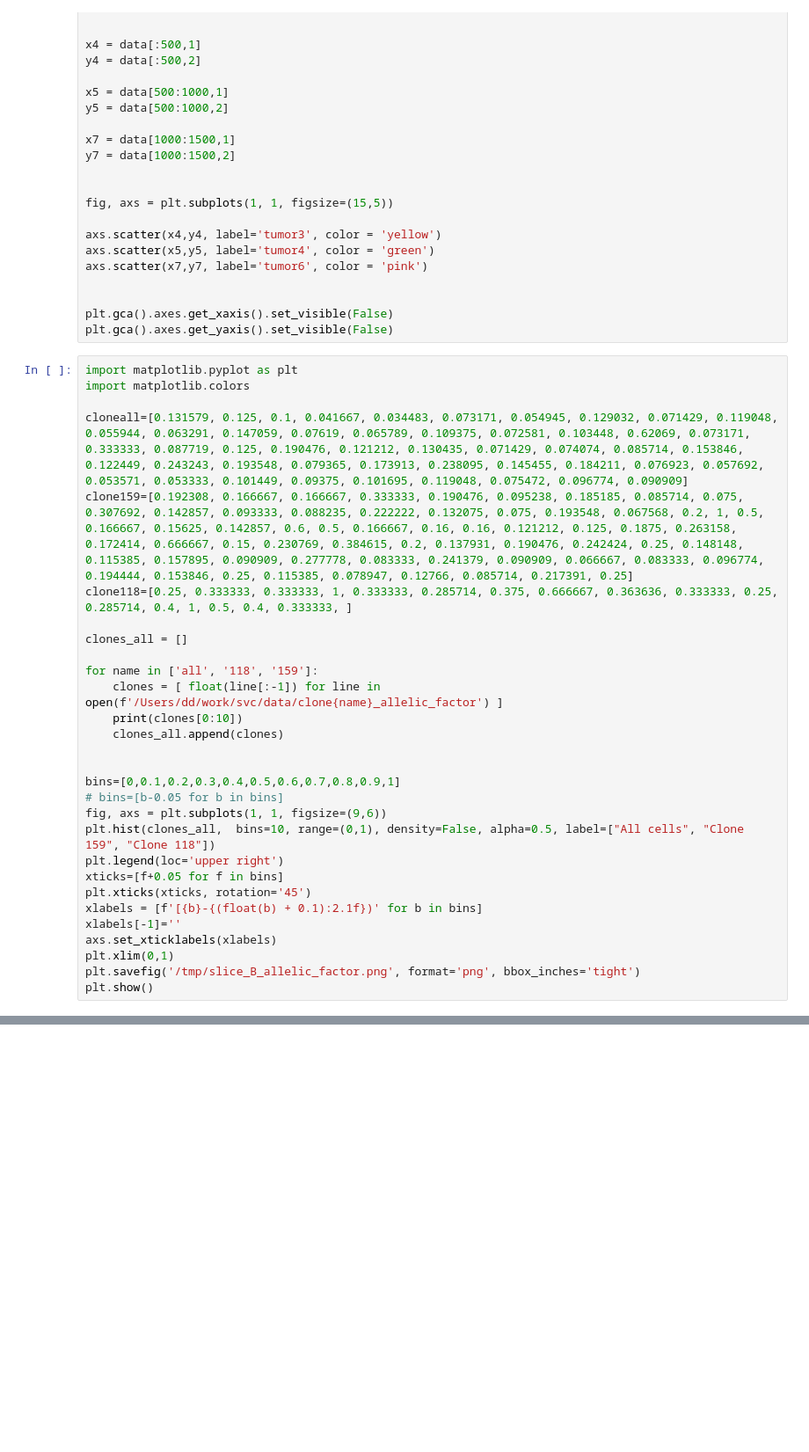
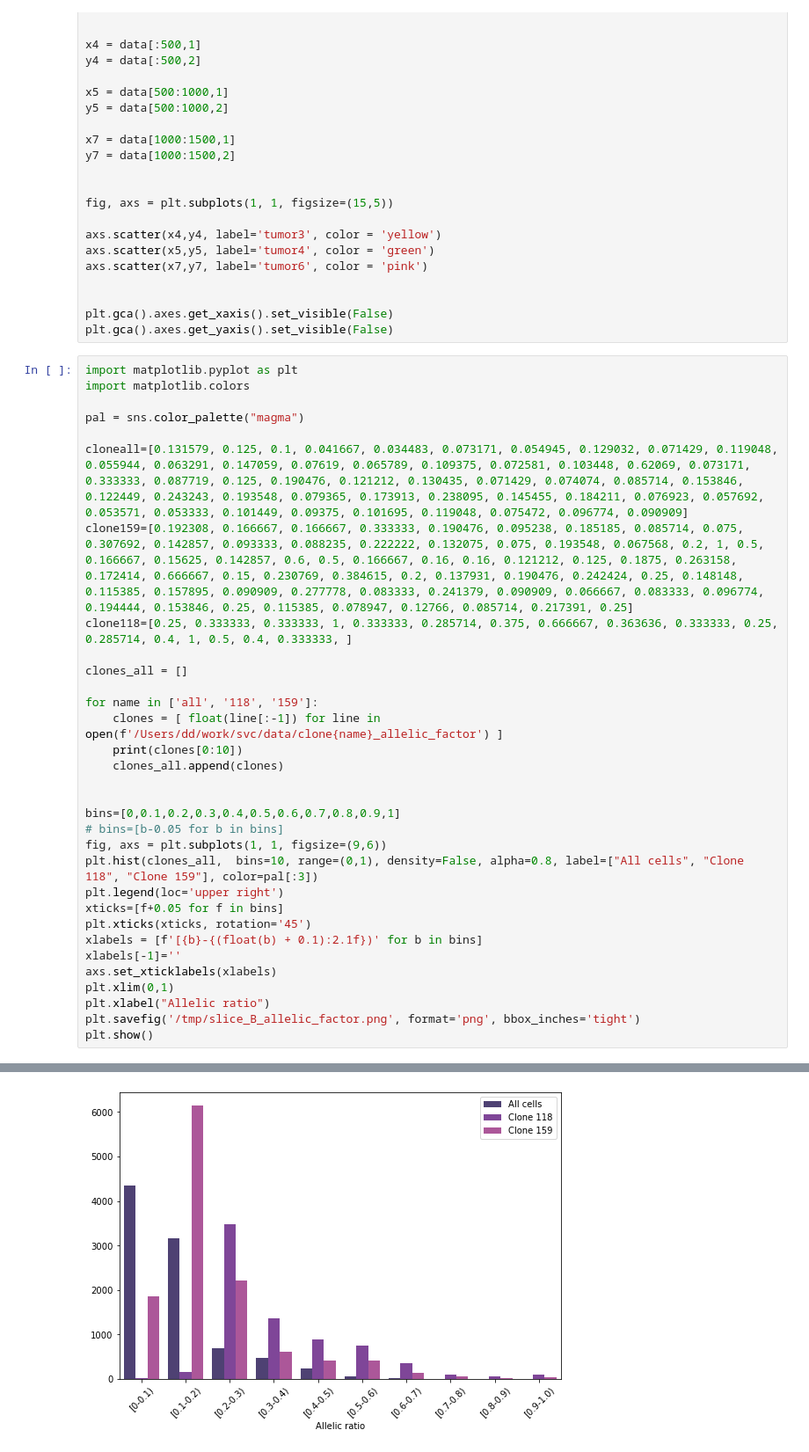
Before and after one commit to ratschlab/secedo, a Jupyter notebook: scripts/Paper charts.ipynb, the cells around one changed output, grey strips where cells are left out. Shown at 88% size. Drawn from its saved outputs; the diff is of its cells as text; blank space fills up the shorter version.

```diff
--- a/scripts/Paper charts.ipynb
+++ b/scripts/Paper charts.ipynb
@@ -264,6 +305,8 @@ plt.gca().axes.get_yaxis().set_visible(False)
 # %%
 import matplotlib.pyplot as plt
 import matplotlib.colors
+
+pal = sns.color_palette("magma")
 
 cloneall=[0.131579, 0.125, 0.1, 0.041667, 0.034483, 0.073171, 0.054945, 0.129032, 0.071429, 0.119048, 0.055944, 0.063291, 0.147059, 0.07619, 0.065789, 0.109375, 0.072581, 0.103448, 0.62069, 0.073171, 0.333333, 0.087719, 0.125, 0.190476, 0.121212, 0.130435, 0.071429, 0.074074, 0.085714, 0.153846, 0.122449, 0.243243, 0.193548, 0.079365, 0.173913, 0.238095, 0.145455, 0.184211, 0.076923, 0.057692, 0.053571, 0.053333, 0.101449, 0.09375, 0.101695, 0.119048, 0.075472, 0.096774, 0.090909]
 clone159=[0.192308, 0.166667, 0.166667, 0.333333, 0.190476, 0.095238, 0.185185, 0.085714, 0.075, 0.307692, 0.142857, 0.093333, 0.088235, 0.222222, 0.132075, 0.075, 0.193548, 0.067568, 0.2, 1, 0.5, 0.166667, 0.15625, 0.142857, 0.6, 0.5, 0.166667, 0.16, 0.16, 0.121212, 0.125, 0.1875, 0.263158, 0.172414, 0.666667, 0.15, 0.230769, 0.384615, 0.2, 0.137931, 0.190476, 0.242424, 0.25, 0.148148, 0.115385, 0.157895, 0.090909, 0.277778, 0.083333, 0.241379, 0.090909, 0.066667, 0.083333, 0.096774, 0.194444, 0.153846, 0.25, 0.115385, 0.078947, 0.12766, 0.085714, 0.217391, 0.25]
@@ -280,7 +323,7 @@ for name in ['all', '118', '159']:
 bins=[0,0.1,0.2,0.3,0.4,0.5,0.6,0.7,0.8,0.9,1]
 # bins=[b-0.05 for b in bins]
 fig, axs = plt.subplots(1, 1, figsize=(9,6))
-plt.hist(clones_all,  bins=10, range=(0,1), density=False, alpha=0.5, label=["All cells", "Clone 159", "Clone 118"])
+plt.hist(clones_all,  bins=10, range=(0,1), density=False, alpha=0.8, label=["All cells", "Clone 118", "Clone 159"], color=pal[:3])
 plt.legend(loc='upper right')
 xticks=[f+0.05 for f in bins]
 plt.xticks(xticks, rotation='45')
@@ -288,5 +331,7 @@ xlabels = [f'[{b}-{(float(b) + 0.1):2.1f})' for b in bins]
 xlabels[-1]=''
 axs.set_xticklabels(xlabels)
 plt.xlim(0,1)
+plt.xlabel("Allelic ratio")
 plt.savefig('/tmp/slice_B_allelic_factor.png', format='png', bbox_inches='tight')
 plt.show()
+# %% [output]
@@ -292,0 +341 @@ plt.show()
+[figure, added]
```
Also changed, not shown: parts of 3 cells of this notebook, 2 other files.
